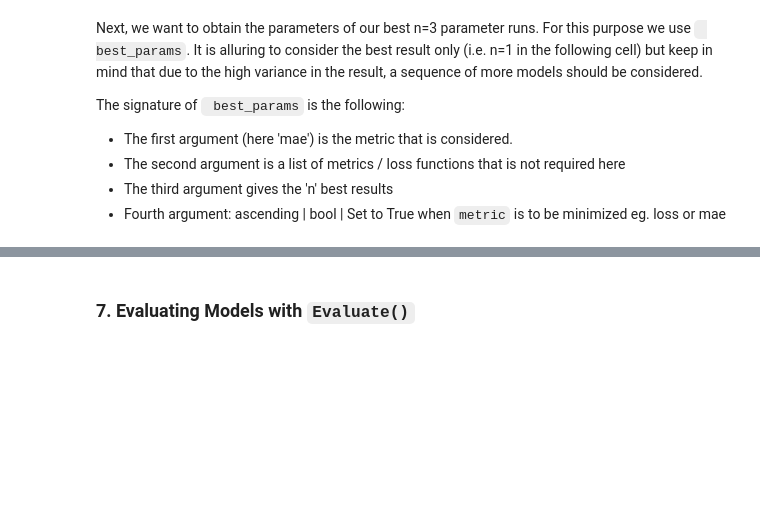
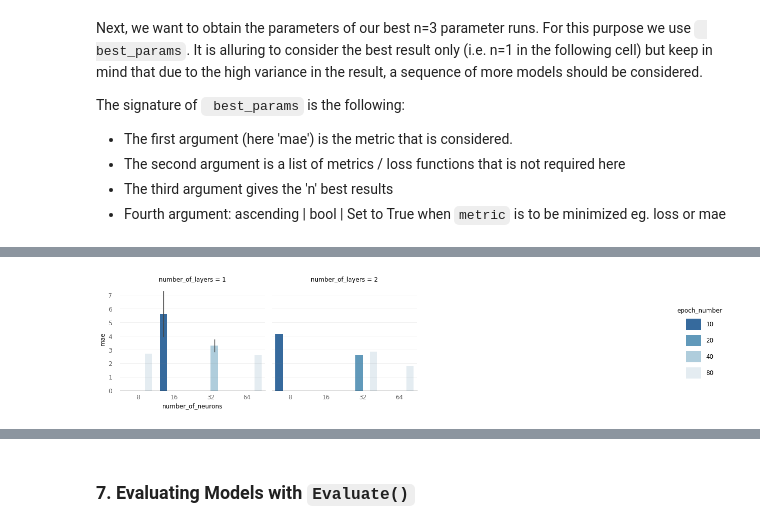
Before and after one commit to DLR-SC/Hyperparameter_tutorial, a Jupyter notebook: WAW_Hyperparameter_Tutorial_Part2.ipynb, the cells around one changed output, grey strips where cells are left out. Saved outputs shown, nothing was run; the diff lists cells and outputs as text; code cells hidden in the pictures; blank space fills up the shorter version.

```diff
--- a/WAW_Hyperparameter_Tutorial_Part2.ipynb
+++ b/WAW_Hyperparameter_Tutorial_Part2.ipynb
@@ -350,0 +330,5 @@ findfont: Font family ['Verdana'] not found. Falling back to DejaVu Sans.
+# %%
+# a four dimensional bar grid
+analyze_object.plot_bars('number_of_neurons','mae', 'epoch_number', 'number_of_layers')
+# %% [output]
+[figure, added]
```
Also changed, not shown: parts of 16 cells of this notebook, 3 other files.
